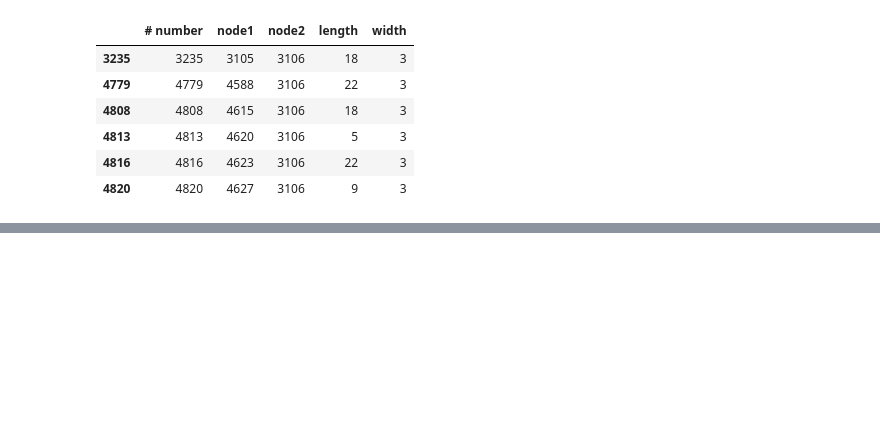
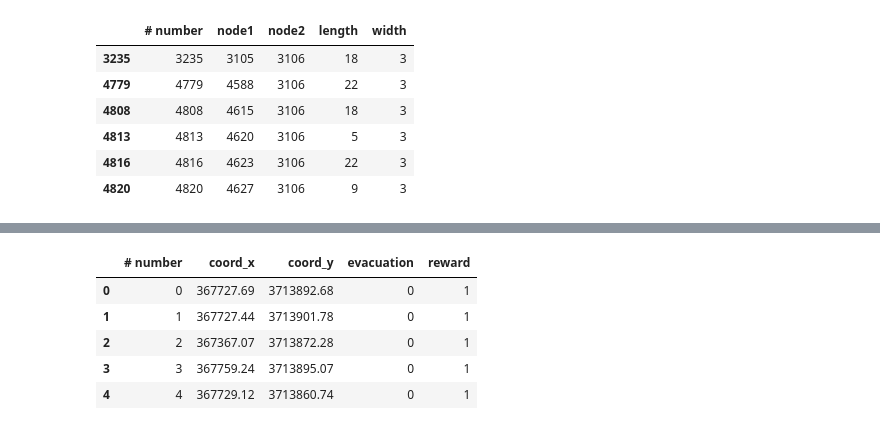
Before and after one commit to erick2307/tsuevac, a Jupyter notebook: new_kochi/preprocess.ipynb, the cells around one changed output, grey strips where cells are left out. Cells and saved outputs as stored; diff of their text form; code cells hidden in the pictures; blank space fills up the shorter version.

```diff
--- a/new_kochi/preprocess.ipynb
+++ b/new_kochi/preprocess.ipynb
@@ -279,0 +311,13 @@ gdf.plot(ax=ax,facecolor='none',edgecolor='red')
+# %%
+# Plot shelters
+import pandas as pd
+
+nodesdb = pd.read_csv('../kochi/data/nodesdb.csv')
+nodesdb.head()
+# %% [output]
+|  | # number | coord_x | coord_y | evacuation | reward |
+| 0 | 0 | 367727.69 | 3713892.68 | 0 | 1 |
+| 1 | 1 | 367727.44 | 3713901.78 | 0 | 1 |
+| 2 | 2 | 367367.07 | 3713872.28 | 0 | 1 |
+| 3 | 3 | 367759.24 | 3713895.07 | 0 | 1 |
+| 4 | 4 | 367729.12 | 3713860.74 | 0 | 1 |
```
Also changed, not shown: parts of 7 cells of this notebook, 1 other file.
